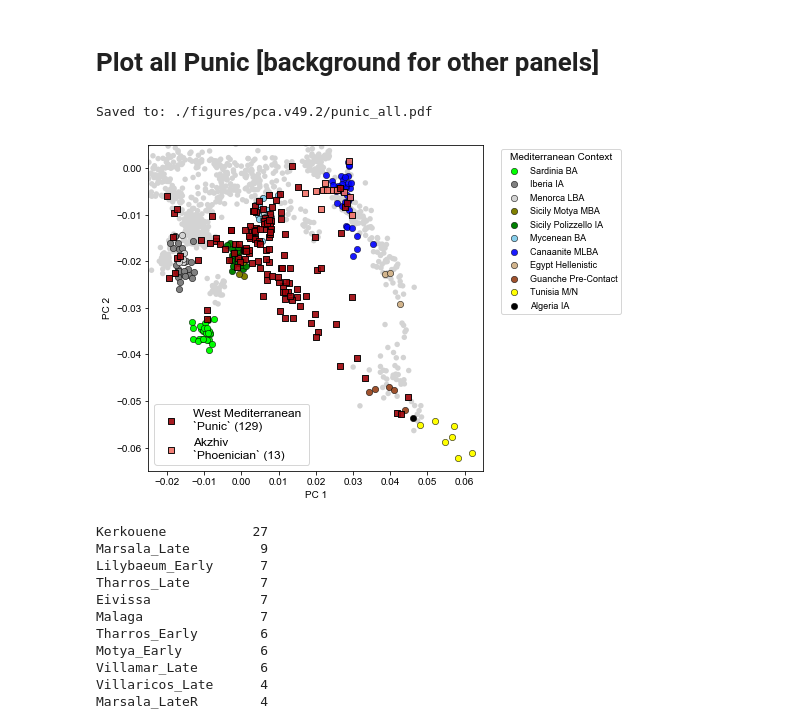
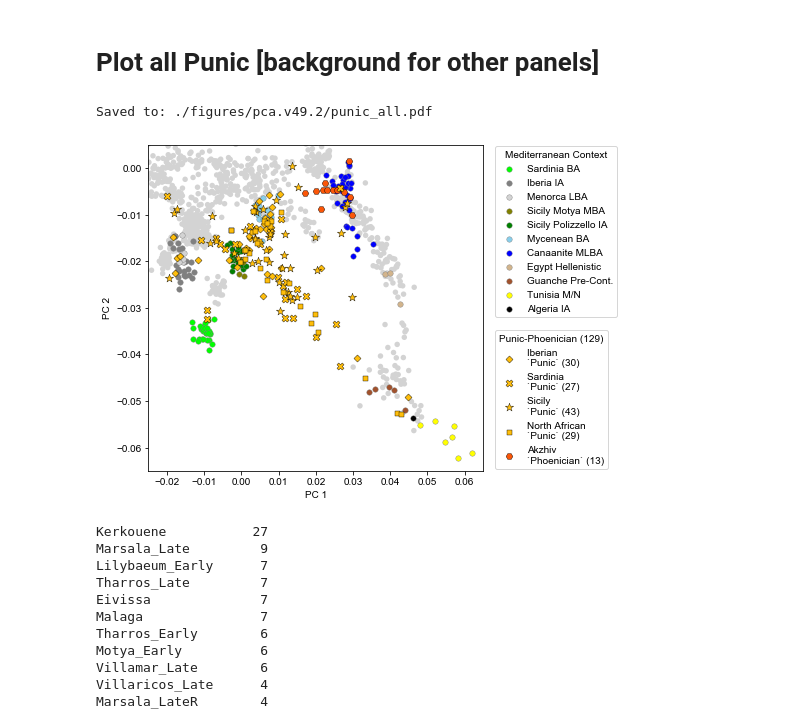
Before and after one commit to hringbauer/punic_aDNA, a Jupyter notebook: notebooks/figs/plot_pca_paper.persite.ipynb, the cells around one changed output. Saved outputs shown, nothing was run; the diff lists cells and outputs as text; code cells hidden in the pictures.

```diff
--- a/notebooks/figs/plot_pca_paper.persite.ipynb
+++ b/notebooks/figs/plot_pca_paper.persite.ipynb
@@ -134,8 +140,14 @@ df_eg_hell = get_sub_pops(df, ["Egypt_Hellenistic"])
 df_eg_dyn = get_sub_pops(df, ["Egypt_Dynastic"])
 df_meno = get_sub_pops(df, ["Menorca"])
 df_kerk = get_sub_pops(df, ["Tunisia_Pun"])
+
+### Get Punic Populations [grouped into 4 Macro Populations]
 df_punic = get_sub_pops(df, ["Punic"])
-df_punic = get_sub_pops(df, ["Punic"])
+df_p_sar = df_punic[df_punic["loc"].str.contains("Sardinia")]
+df_p_nafr = df_punic[df_punic["loc"].str.contains("Kerkouene|Cartagine")]
+df_p_ib = df_punic[df_punic["loc"].str.contains("Villaricos|Eivissa|Ibiza|Málaga|Cádiz|Granada")]
+df_p_sic = df_punic[df_punic["loc"].str.contains("Sicily")]
+assert(len(df_punic) == len(df_p_sar) + len(df_p_nafr) + len(df_p_ib) + len(df_p_sic))
 # %% [output]
 Found ['construct_WE_NA_PCA'] (exact): 1187/2118
 Found ['Israel_MLBA'] (exact): 35/2118
@@ -256,70 +271,93 @@ plt.figure(figsize=(6,6))
 ax = plt.gca()
 
 ### Plot Context
-lw=0.5
-ec="k"
-s=40
+lw=0.4
+ec="gray"
+s=30
 
 plot_pca_ho(ax, df_ho, c="lightgray", text=False)
-l1 = plot_pca(ax, df_is, c="blue", legend="", ec=ec, alpha=0.9, s=40, lw=lw)
+l1 = plot_pca(ax, df_is, c="blue", legend="", ec=ec, s=s, lw=lw)
 l2 = plot_pca(ax, df_greek, c="skyblue", legend="", ec=ec, s=s, lw=lw)
 l3 = plot_pca(ax, df_spain, c="gray", legend="", s=s, ec=ec, lw=lw)
 l4 = plot_pca(ax, df_sard_ba, c="lime", legend="", ec=ec, s=s, lw=lw)
 l5 = plot_pca(ax, df_sic_ia, c="green", legend="", s=s, ec=ec, lw=lw)
 l6 = plot_pca(ax, df_sic_mba, c="olive", legend="", s=s, ec=ec, lw=lw)
 l7 = plot_pca(ax, df_tun, c="yellow", legend="", ec=ec, s=s, lw=lw)
 l8 = plot_pca(ax, df_gua, c="sienna", legend="", s=s, ec=ec, lw=lw)
 l9 = plot_pca(ax, df_meno, c="lightgray", legend="", s=s, ec=ec, lw=lw)
 l10 = plot_pca(ax, df_eg_hell, c="tan", legend="", s=s, ec=ec, lw=lw)
 l11 = plot_pca(ax, df_alg_ia, c="k", legend="", s=s, ec=ec, lw=lw)
 
 labels = ["Sardinia BA", "Iberia IA", "Menorca LBA", "Sicily Motya MBA", "Sicily Polizzello IA",
-          "Mycenean BA", "Canaanite MLBA", "Egypt Hellenistic", "Guanche Pre-Contact",
+          "Mycenean BA", "Canaanite MLBA", "Egypt Hellenistic", "Guanche Pre-Cont.",
           "Tunisia M/N", "Algeria IA"]
 
+### Plot the Phoenician-Punic Samples
+s=25
+lw=0.4
+ec="k"
+alpha=1.0
+c_ph = "#fb5607"
+c_p = "#ffbe0b"
+m_ar = "H"
+m_sic = "*"
+m_ib = "D"
+m_naf = "s"
+m_sar = "X"
+
+### Plot Akzhiv Phoenicians
+a1 = plot_pca(ax, df_isp, c=c_ph,
+         legend="", ec=ec, alpha=alpha, s=s*1.8, marker=m_ar, lw=lw)
+
+### Plot Punic Mediterranean
+a2 = plot_pca(ax, df_p_ib, c=c_p,
+         legend="", ec=ec, alpha=alpha, s=s, marker=m_ib, lw=lw)
+
+a3 = plot_pca(ax, df_p_sar, c=c_p,
+         legend="", ec=ec, alpha=alpha, s=s*2, marker=m_sar, lw=lw)
+
+a4 = plot_pca(ax, df_p_sic, c=c_p,
+         legend="", ec=ec, alpha=alpha, s=s*3, marker=m_sic, lw=lw)
+
+a5 = plot_pca(ax, df_p_nafr, c=c_p,
+         legend="", ec=ec, alpha=alpha, s=s, marker=m_naf, lw=lw)
+
+### Legends
 plots = [l4, l3, l9, l6, l5, l2, l1, l10, l8, l7, l11]
-leg1 = ax.legend(plots, labels, fontsize=9, title = "Mediterranean Context",
-          bbox_to_anchor=(1.04,1), loc="upper left")
+leg1 = ax.legend(plots, labels, fontsize=10,
+          bbox_to_anchor=(1.02,1.01), loc="upper left")
+leg1.set_title(title = "Mediterranean Context")
 
-### Plot the early Punic Samples
-s=30
-df_iid = get_sub_iid(df, ["I14915", "I19532"], output=False)
-#a1 = plot_pca(ax, df_iid, c="turquoise", legend="", ec="k", s=s, marker="D")
-
-### Akzhiv Phoenicians
-a2 = plot_pca(ax, df_isp, c="#f07167",
-         legend="", ec=ec, alpha=0.9, s=s, marker="s")
-
-### Punic Mediterranean
-a1 = plot_pca(ax, df_punic, c="#9D0208",
-         legend="", ec=ec, alpha=0.9, s=s, marker="s")
-
-
-plots = [a1, a2]
-legs = ["West Mediterranean \n`Punic` (129)", "Akzhiv \n`Phoenician` (13)"]
-ax.legend(plots, legs, fontsize=12, loc="lower left",
-         title="")
+plots = [a2, a3, a4, a5, a1]
+legs = [f"Iberian \n`Punic` ({len(df_p_ib)})",
+        f"Sardinia \n`Punic` ({len(df_p_sar)})",
+        f"Sicily \n`Punic` ({len(df_p_sic)})",
+        f"North African \n`Punic` ({len(df_p_nafr)})",
+        f"Akzhiv \n`Phoenician` ({len(df_isp)})"
+       ]
+leg = ax.legend(plots, legs, fontsize=10, bbox_to_anchor=(1.02, -0.01),
+          loc="lower left", title=f"Punic-Phoenician ({len(df_punic)})")
 
 ax.add_artist(leg1)
+
+### Title left top:
+ax.text(0.98, 0.98, "", weight='bold',
+        ha="right", va="top", fontsize=12, transform = ax.transAxes, zorder=20)
 
 ax.set_xlabel("PC 1")
 ax.set_ylabel("PC 2")
 ax.set_xlim([-0.025,0.065])
 ax.set_ylim([-0.065,0.005])
-
-### Title left top:
-ax.text(0.98, 0.98, "", weight='bold',
-        ha="right", va="top", fontsize=12, transform = ax.transAxes, zorder=20)
 
 if len(savepath) > 0:
     plt.savefig(savepath, bbox_inches = 'tight',
                 pad_inches = 0, dpi=600)
     print(f"Saved to: {savepath}")
 
 plt.show()
 # %% [output]
 Saved to: ./figures/pca.v49.2/punic_all.pdf
-[figure, old version]
+[figure, new version]
 # %%
 df_clst["label_fine"].value_counts()
 # %% [output]
```
Also changed, not shown: parts of 11 cells of this notebook, 2 other files.
